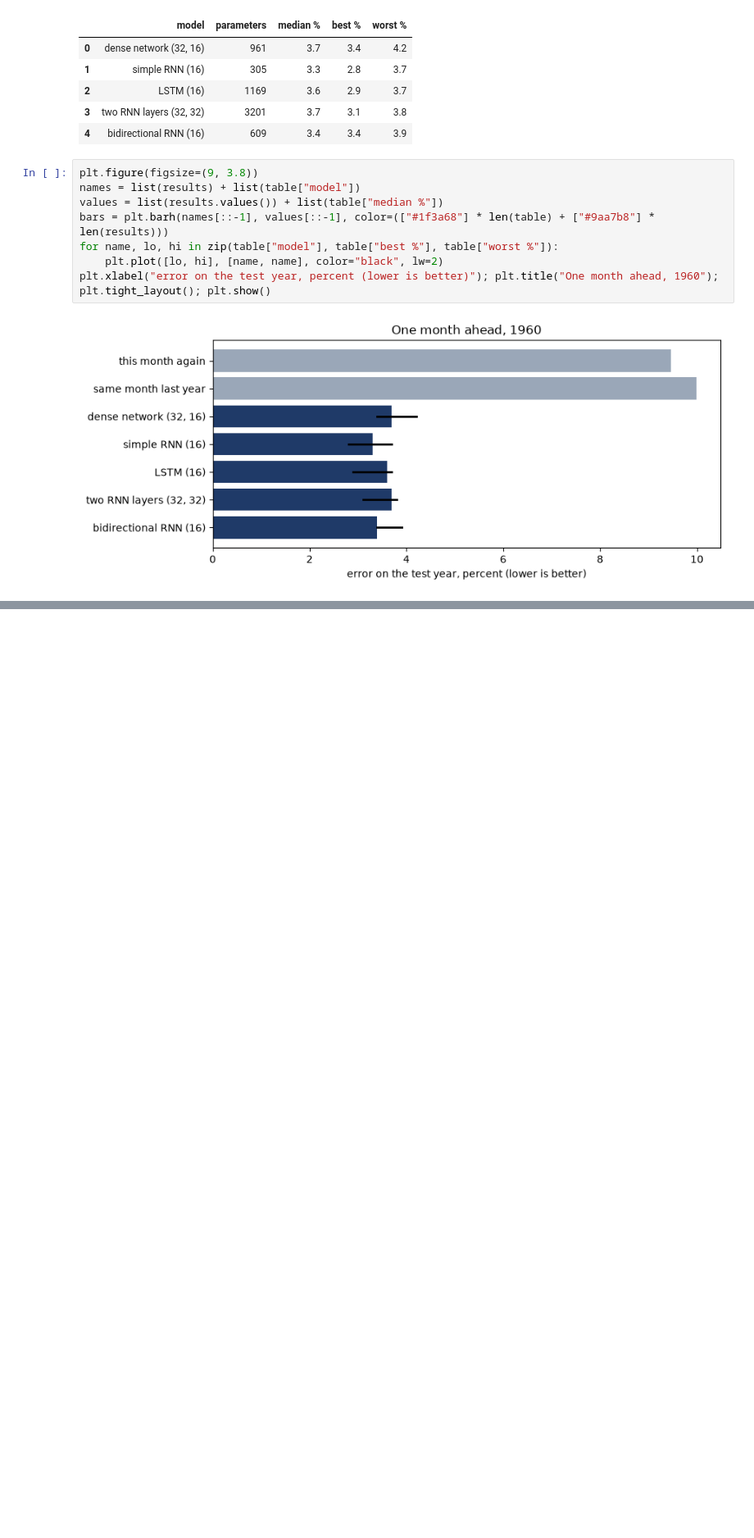
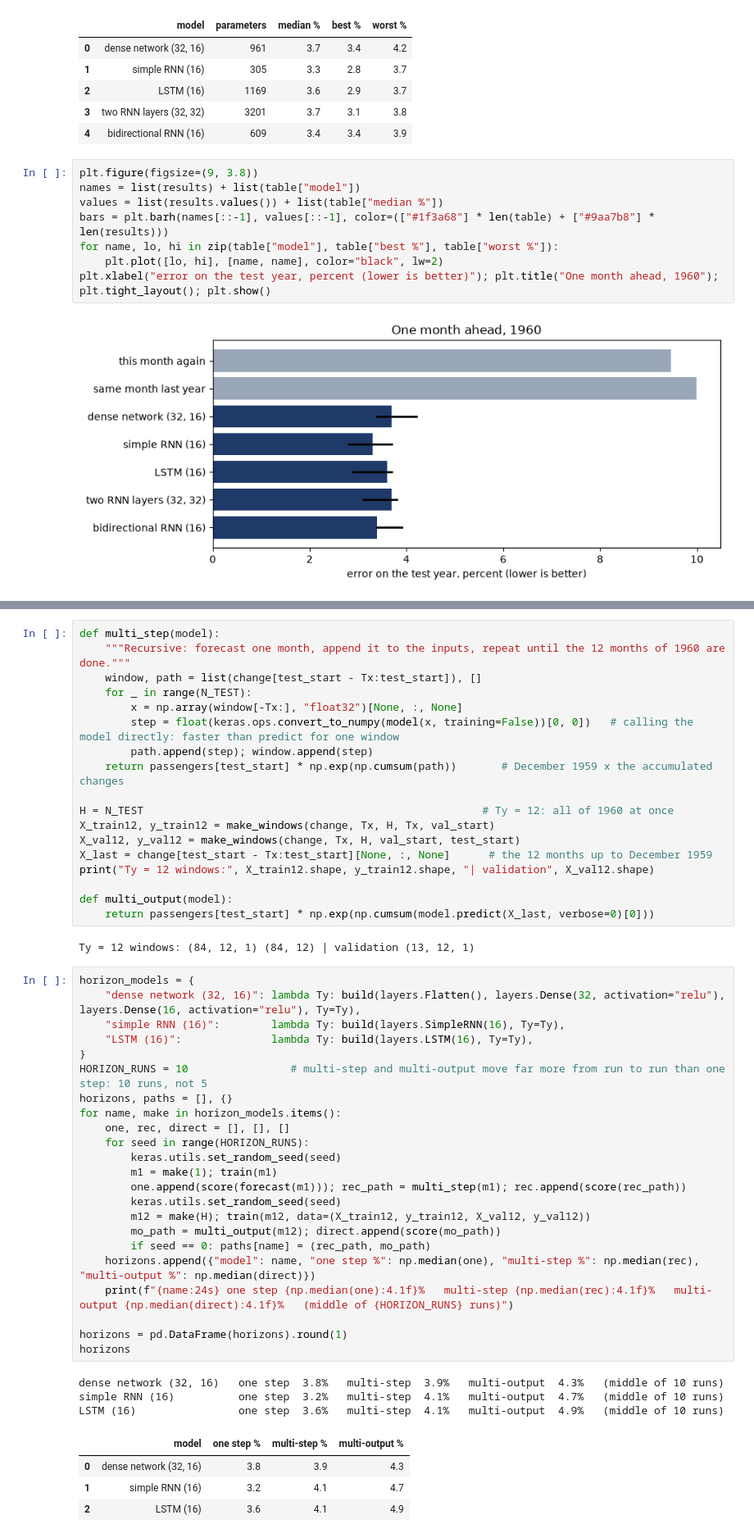
Before and after one commit to PJalgotrader/advanced-timeseries-forecasting, a Jupyter notebook: 07-deep-sequence-models/01_rnn_lstm_one_series.ipynb, the cells around one changed output, grey strips where cells are left out. Shown at 82% size. Saved outputs shown, nothing was run; the diff lists cells and outputs as text; blank space fills up the shorter version.

```diff
--- a/07-deep-sequence-models/01_rnn_lstm_one_series.ipynb
+++ b/07-deep-sequence-models/01_rnn_lstm_one_series.ipynb
@@ -343,0 +366,51 @@ plt.xlabel("error on the test year, percent (lower is better)"); plt.title("One
+# %%
+def multi_step(model):
+    """Recursive: forecast one month, append it to the inputs, repeat until the 12 months of 1960 are done."""
+    window, path = list(change[test_start - Tx:test_start]), []
+    for _ in range(N_TEST):
+        x = np.array(window[-Tx:], "float32")[None, :, None]
+        step = float(keras.ops.convert_to_numpy(model(x, training=False))[0, 0])   # calling the model directly: faster than predict for one window
+        path.append(step); window.append(step)
+    return passengers[test_start] * np.exp(np.cumsum(path))       # December 1959 x the accumulated changes
+
+H = N_TEST                                                     # Ty = 12: all of 1960 at once
+X_train12, y_train12 = make_windows(change, Tx, H, Tx, val_start)
+X_val12, y_val12 = make_windows(change, Tx, H, val_start, test_start)
+X_last = change[test_start - Tx:test_start][None, :, None]      # the 12 months up to December 1959
+print("Ty = 12 windows:", X_train12.shape, y_train12.shape, "| validation", X_val12.shape)
+
+def multi_output(model):
+    return passengers[test_start] * np.exp(np.cumsum(model.predict(X_last, verbose=0)[0]))
+# %% [output]
+Ty = 12 windows: (84, 12, 1) (84, 12) | validation (13, 12, 1)
+# %%
+horizon_models = {
+    "dense network (32, 16)": lambda Ty: build(layers.Flatten(), layers.Dense(32, activation="relu"), layers.Dense(16, activation="relu"), Ty=Ty),
+    "simple RNN (16)":        lambda Ty: build(layers.SimpleRNN(16), Ty=Ty),
+    "LSTM (16)":              lambda Ty: build(layers.LSTM(16), Ty=Ty),
+}
+HORIZON_RUNS = 10                # multi-step and multi-output move far more from run to run than one step: 10 runs, not 5
+horizons, paths = [], {}
+for name, make in horizon_models.items():
+    one, rec, direct = [], [], []
+    for seed in range(HORIZON_RUNS):
+        keras.utils.set_random_seed(seed)
+        m1 = make(1); train(m1)
+        one.append(score(forecast(m1))); rec_path = multi_step(m1); rec.append(score(rec_path))
+        keras.utils.set_random_seed(seed)
+        m12 = make(H); train(m12, data=(X_train12, y_train12, X_val12, y_val12))
+        mo_path = multi_output(m12); direct.append(score(mo_path))
+        if seed == 0: paths[name] = (rec_path, mo_path)
+    horizons.append({"model": name, "one step %": np.median(one), "multi-step %": np.median(rec), "multi-output %": np.median(direct)})
+    print(f"{name:24s} one step {np.median(one):4.1f}%   multi-step {np.median(rec):4.1f}%   multi-output {np.median(direct):4.1f}%   (middle of {HORIZON_RUNS} runs)")
+
+horizons = pd.DataFrame(horizons).round(1)
+horizons
+# %% [output]
+dense network (32, 16)   one step  3.8%   multi-step  3.9%   multi-output  4.3%   (middle of 10 runs)
+simple RNN (16)          one step  3.2%   multi-step  4.1%   multi-output  4.7%   (middle of 10 runs)
+LSTM (16)                one step  3.6%   multi-step  4.1%   multi-output  4.9%   (middle of 10 runs)
+|  | model | one step % | multi-step % | multi-output % |
+| 0 | dense network (32, 16) | 3.8 | 3.9 | 4.3 |
+| 1 | simple RNN (16) | 3.2 | 4.1 | 4.7 |
+| 2 | LSTM (16) | 3.6 | 4.1 | 4.9 |
```
Also changed, not shown: parts of 9 cells of this notebook, 3 other files.
